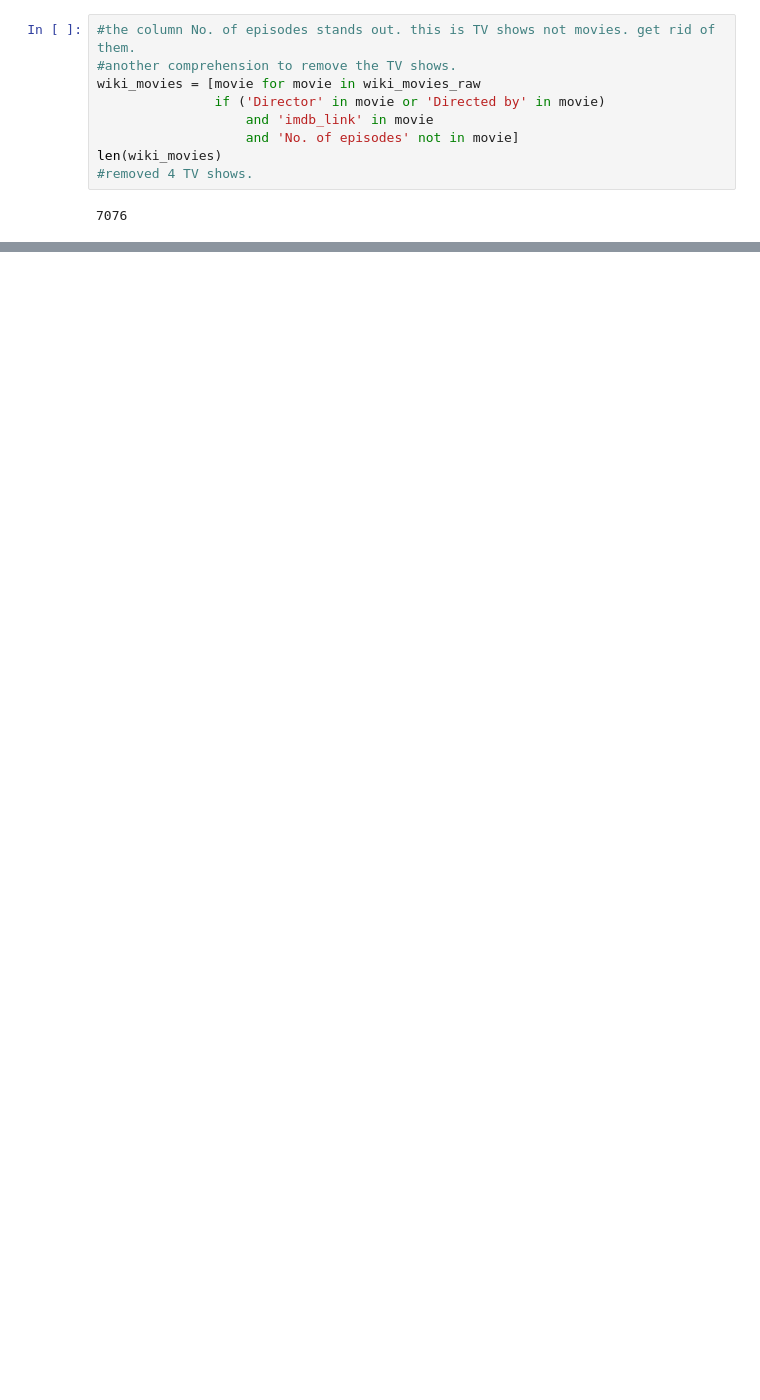
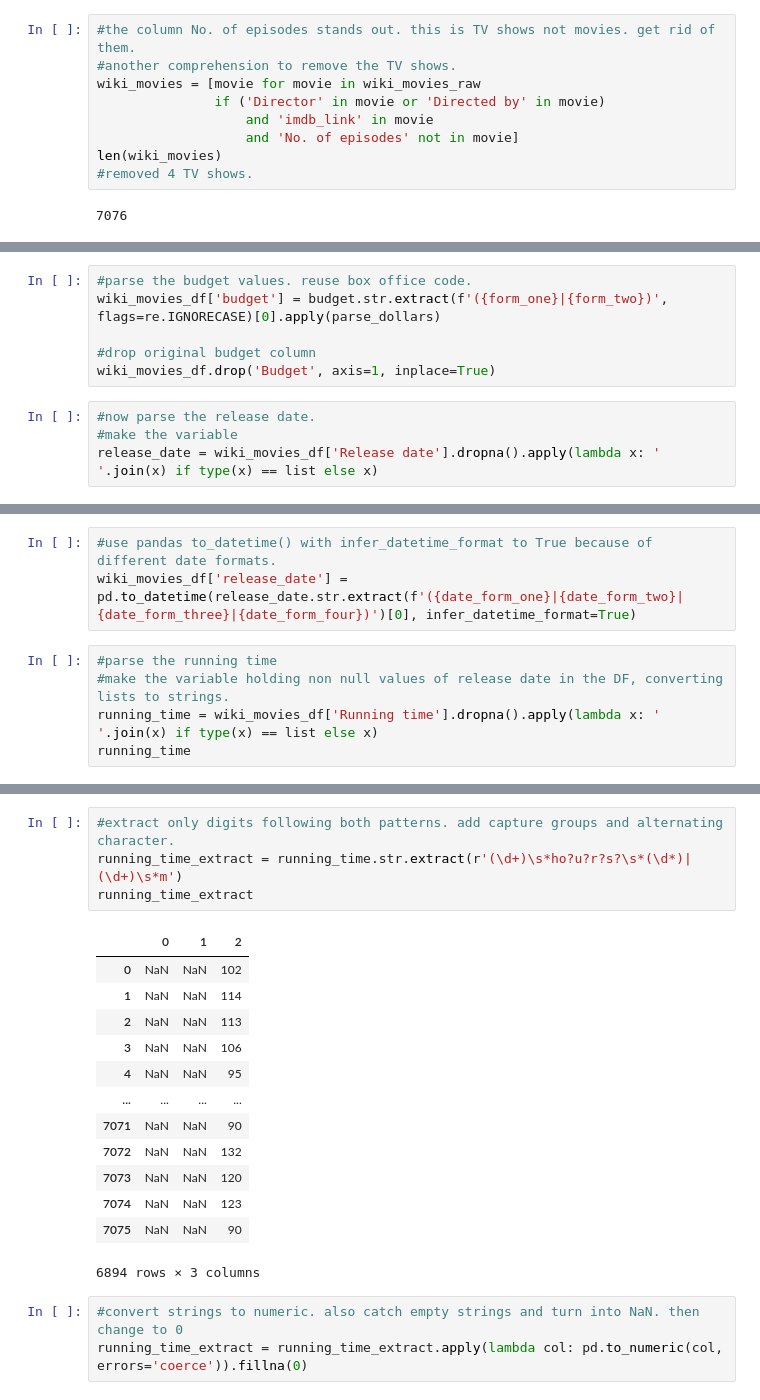
Before and after one commit to DaniliukK95/movies-etl, a Jupyter notebook: Module8.ipynb, the cells around one changed output, grey strips where cells are left out. Saved outputs shown, nothing was run; the diff lists cells and outputs as text; blank space fills up the shorter version.

```diff
--- a/Module8.ipynb
+++ b/Module8.ipynb
@@ -248,0 +724,10 @@ sorted(wiki_movies_df.columns.tolist())
+# %%
+#parse the budget values. reuse box office code.
+wiki_movies_df['budget'] = budget.str.extract(f'({form_one}|{form_two})', flags=re.IGNORECASE)[0].apply(parse_dollars)
+
+#drop original budget column
+wiki_movies_df.drop('Budget', axis=1, inplace=True)
+# %%
+#now parse the release date.
+#make the variable
+release_date = wiki_movies_df['Release date'].dropna().apply(lambda x: ' '.join(x) if type(x) == list else x)
@@ -248,0 +761,8 @@ sorted(wiki_movies_df.columns.tolist())
+# %%
+#use pandas to_datetime() with infer_datetime_format to True because of different date formats.
+wiki_movies_df['release_date'] = pd.to_datetime(release_date.str.extract(f'({date_form_one}|{date_form_two}|{date_form_three}|{date_form_four})')[0], infer_datetime_format=True)
+# %%
+#parse the running time
+#make the variable holding non null values of release date in the DF, converting lists to strings.
+running_time = wiki_movies_df['Running time'].dropna().apply(lambda x: ' '.join(x) if type(x) == list else x)
+running_time
@@ -248,0 +847,21 @@ sorted(wiki_movies_df.columns.tolist())
+# %%
+#extract only digits following both patterns. add capture groups and alternating character.
+running_time_extract = running_time.str.extract(r'(\d+)\s*ho?u?r?s?\s*(\d*)|(\d+)\s*m')
+running_time_extract
+# %% [output]
+|  | 0 | 1 | 2 |
+| 0 | NaN | NaN | 102 |
+| 1 | NaN | NaN | 114 |
+| 2 | NaN | NaN | 113 |
+| 3 | NaN | NaN | 106 |
+| 4 | NaN | NaN | 95 |
+| ... | ... | ... | ... |
+| 7071 | NaN | NaN | 90 |
+| 7072 | NaN | NaN | 132 |
+| 7073 | NaN | NaN | 120 |
+| 7074 | NaN | NaN | 123 |
+| 7075 | NaN | NaN | 90 |
+6894 rows × 3 columns
+# %%
+#convert strings to numeric. also catch empty strings and turn into NaN. then change to 0
+running_time_extract = running_time_extract.apply(lambda col: pd.to_numeric(col, errors='coerce')).fillna(0)
```
Also changed, not shown: parts of 55 cells of this notebook.
